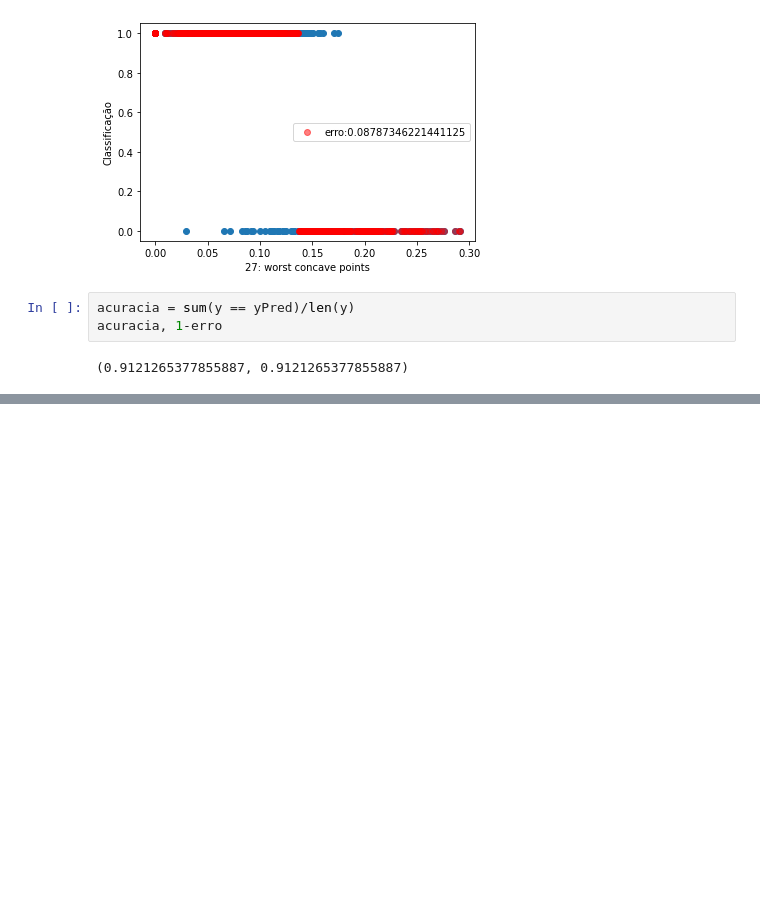
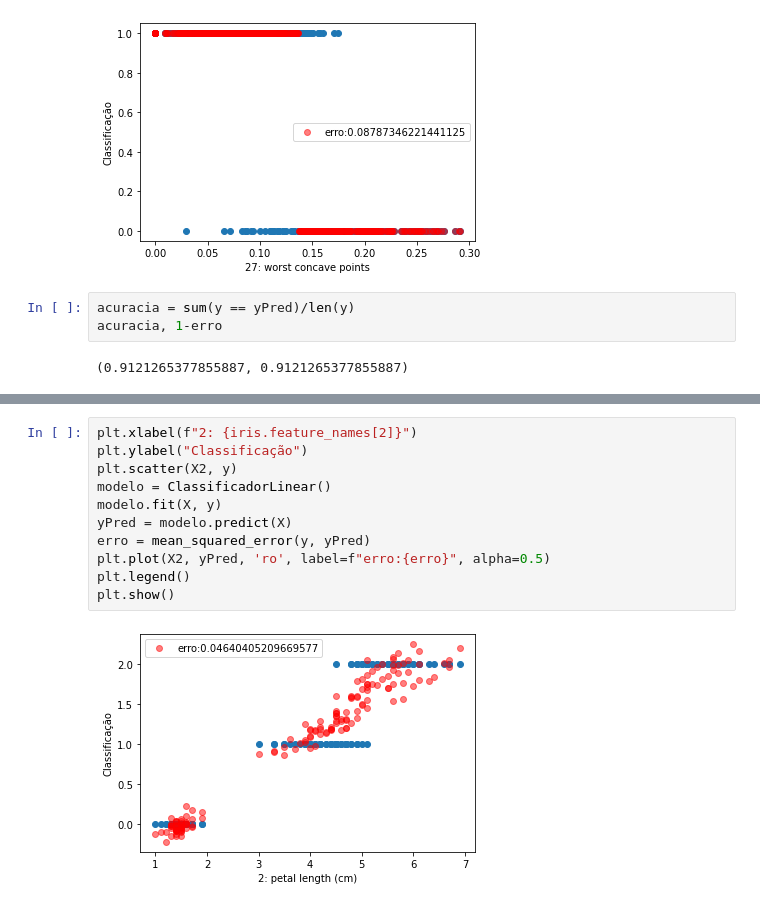
Before and after one commit to arthurclucas/ReconhecimentoPadroes, a Jupyter notebook: notas_de_aula/notebook03-classificacao.ipynb, the cells around one changed output, grey strips where cells are left out. Saved outputs shown, nothing was run; the diff lists cells and outputs as text; blank space fills up the shorter version.

```diff
--- a/notas_de_aula/notebook03-classificacao.ipynb
+++ b/notas_de_aula/notebook03-classificacao.ipynb
@@ -110,0 +183,13 @@ plt.show()
+# %%
+plt.xlabel(f"2: {iris.feature_names[2]}")
+plt.ylabel("Classificação")
+plt.scatter(X2, y)
+modelo = ClassificadorLinear()
+modelo.fit(X, y)
+yPred = modelo.predict(X)
+erro = mean_squared_error(y, yPred)
+plt.plot(X2, yPred, 'ro', label=f"erro:{erro}", alpha=0.5)
+plt.legend()
+plt.show()
+# %% [output]
+[figure, added]
```
Also changed, not shown: parts of 16 cells of this notebook, 1 other file.
